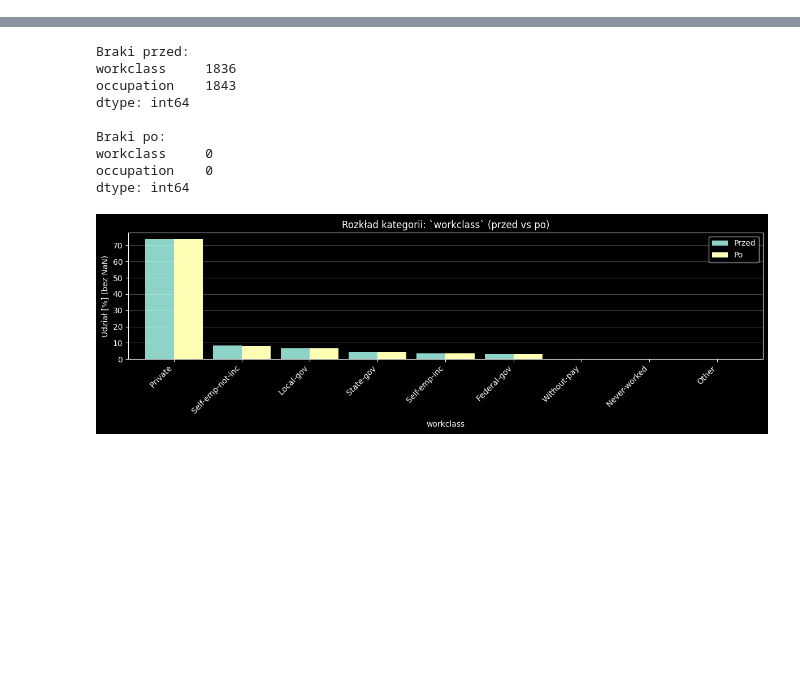
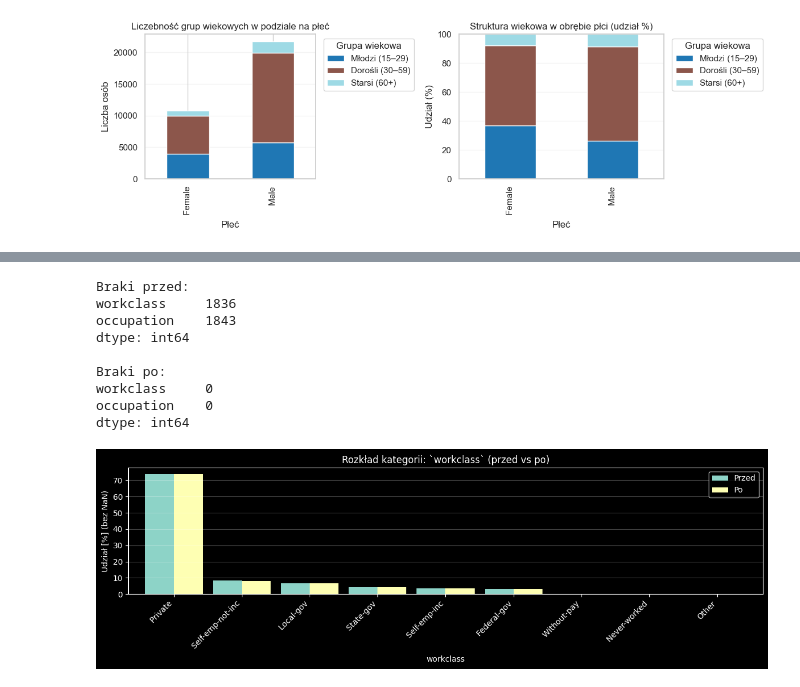
Before and after one commit to alekpstro/Przygotowanie-i-walidacja-danych, a Jupyter notebook: adult.ipynb, the cells around one changed output, grey strips where cells are left out. Drawn from its saved outputs; the diff is of its cells as text; code cells hidden in the pictures; blank space fills up the shorter version.

```diff
--- a/adult.ipynb
+++ b/adult.ipynb
@@ -310,18 +49,0 @@ ANOVA (occupation vs capital-loss): F=16.96, p=1.63e-42
-# %%
-# Ujednolicenie nazw kolumn (jeśli jeszcze nie zrobione)
-adult.columns = adult.columns.str.strip()
-
-# Ujednolicenie braków (w Adult często jest " ?")
-adult.replace([" ?", "?"], np.nan, inplace=True)
-
-# Wiersze gdzie jednocześnie workclass i occupation są NaN
-mask = adult["workclass"].isna() & adult["occupation"].isna()
-
-print("Liczba rekordów z brakami w obu kolumnach:", int(mask.sum()))
-
-# Podgląd przykładowych rekordów
-print(adult.loc[mask].head(20))
-
-# (opcjonalnie) same indeksy takich wierszy
-idx = adult.index[mask]
-print("Pierwsze indeksy:", idx[:20].tolist())
@@ -345,0 +643,51 @@ Pierwsze indeksy: [27, 61, 69, 77, 106, 128, 149, 154, 160, 187, 201, 221, 226,
+# %%
+import numpy as np
+import pandas as pd
+import matplotlib.pyplot as plt
+
+# Kopia danych + grupy wieku
+adult_plot = adult.copy()
+
+bins = [15, 29, 59, np.inf]
+age_labels = ["Młodzi (15–29)", "Dorośli (30–59)", "Starsi (60+)"]
+
+adult_plot["age_group"] = pd.cut(
+    adult_plot["age"],
+    bins=bins,
+    labels=age_labels,
+    right=True,
+    include_lowest=True
+)
+
+# Dane: tylko potrzebne kolumny
+d = adult_plot[["sex", "age_group"]].dropna()
+
+# Tabela kontyngencji: płeć x grupa wieku (liczebności)
+ct = pd.crosstab(d["sex"], d["age_group"]).reindex(columns=age_labels, fill_value=0)
+
+# Procenty w obrębie płci (wiersze sumują się do 100%)
+ct_pct = ct.div(ct.sum(axis=1), axis=0) * 100
+
+fig, axes = plt.subplots(1, 2, figsize=(12, 4), gridspec_kw={"width_ratios": [1, 1.2]})
+
+# (A) Liczebności: stacked bar
+ct.plot(kind="bar", stacked=True, ax=axes[0], colormap="tab20")
+axes[0].set_title("Liczebność grup wiekowych w podziale na płeć")
+axes[0].set_xlabel("Płeć")
+axes[0].set_ylabel("Liczba osób")
+axes[0].grid(axis="y", alpha=0.2)
+axes[0].legend(title="Grupa wiekowa", bbox_to_anchor=(1.02, 1), loc="upper left")
+
+# (B) Udziały %: 100% stacked bar
+ct_pct.plot(kind="bar", stacked=True, ax=axes[1], colormap="tab20")
+axes[1].set_title("Struktura wiekowa w obrębie płci (udział %)")
+axes[1].set_xlabel("Płeć")
+axes[1].set_ylabel("Udział (%)")
+axes[1].set_ylim(0, 100)
+axes[1].grid(axis="y", alpha=0.2)
+axes[1].legend(title="Grupa wiekowa", bbox_to_anchor=(1.02, 1), loc="upper left")
+
+plt.tight_layout()
+plt.show()
+# %% [output]
+[figure, added]
```
Also changed, not shown: parts of 23 cells of this notebook, 1 other file.
